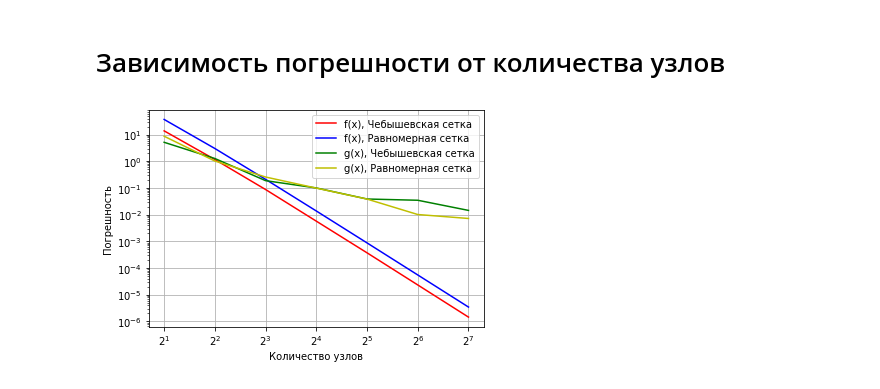
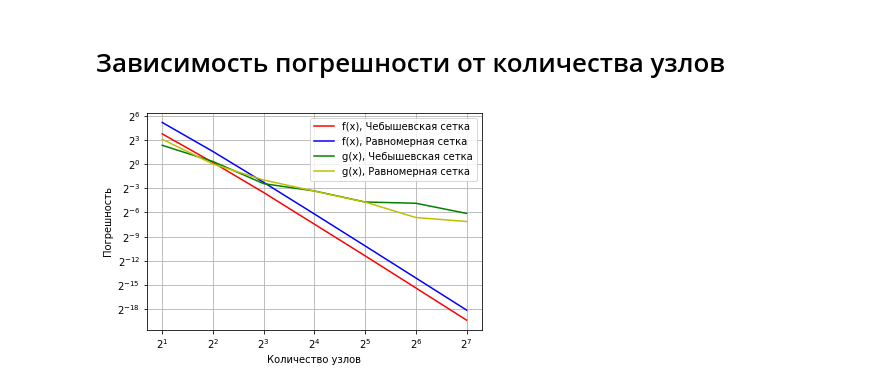
Before and after one commit to Ltaudato1/nm_labs, a Jupyter notebook: lab2/plots.ipynb, the cells around one changed output. Saved outputs shown, nothing was run; the diff lists cells and outputs as text; code cells hidden in the pictures.

Commit message:
change base on y-scale in plots.ipynb

```diff
--- a/lab2/plots.ipynb
+++ b/lab2/plots.ipynb
@@ -150,32 +150,32 @@ error = data['error']
 plt.plot(nodes, error, color='r', label='f(x), Чебышевская сетка')
 
 data = pd.read_csv("data/nodes_error_uniform_smooth.csv")
 nodes = data['nodes']
 error = data['error']
 
 
 plt.plot(nodes, error, color='b', label='f(x), Равномерная сетка')
 
 data = pd.read_csv("data/nodes_error_chebyshev_breakdown.csv")
 nodes = data['nodes']
 error = data['error']
 
 
 plt.plot(nodes, error, color='g', label='g(x), Чебышевская сетка')
 
 data = pd.read_csv("data/nodes_error_uniform_breakdown.csv")
 nodes = data['nodes']
 error = data['error']
 
 
 plt.plot(nodes, error, color='y', label='g(x), Равномерная сетка')
 
 plt.xlabel('Количество узлов')
 plt.ylabel('Погрешность')
 plt.grid(True)
-plt.yscale('log')
+plt.yscale('log', base=2)
 plt.xscale('log', base=2)
 plt.legend()
 plt.show()
 # %% [output]
-[figure, old version]
+[figure, new version]
```
